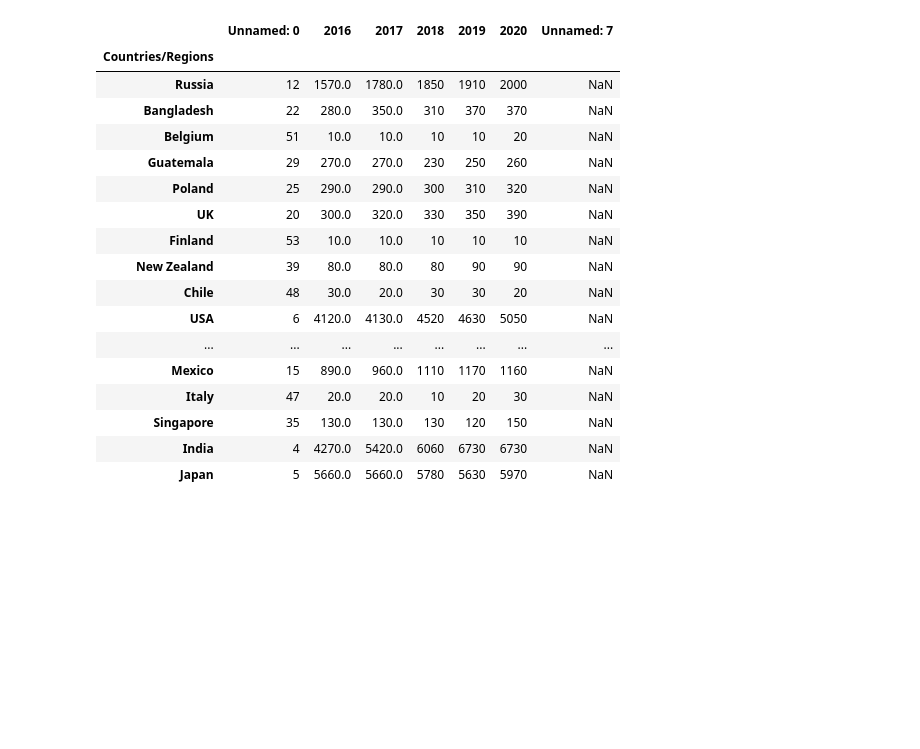
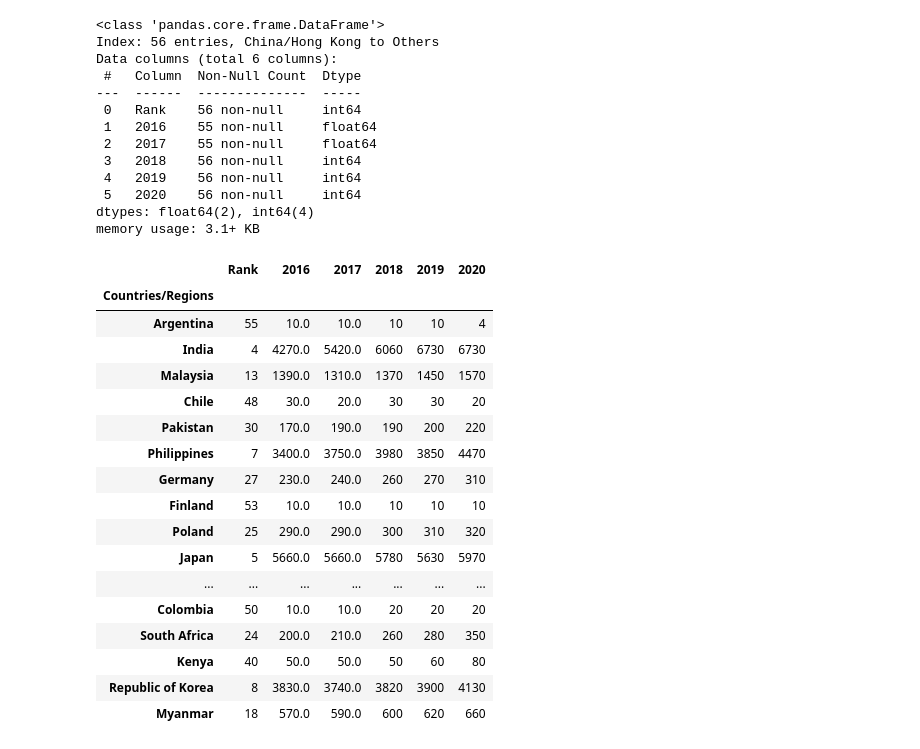
Before and after one commit to Orchhna/data_project, a Jupyter notebook: popular_ramendata.ipynb, the cells around one changed output. Drawn from its saved outputs; the diff is of its cells as text; code cells hidden in the pictures; blank space fills up the shorter version.

Commit message:
editing data

```diff
--- a/popular_ramendata.ipynb
+++ b/popular_ramendata.ipynb
@@ -16,23 +32,38 @@ ramen_rater = pd.read_excel("Ramen_Data.xlsx", sheet_name="The Ramen Rater - Big
 # %%
 ramen_demands = pd.read_excel("Ramen_Data.xlsx", sheet_name="Demands for Instant Noodles ", skipfooter=1, index_col="Countries/Regions ")
-#ramen_demands=ramen_demands.transpose()
-ramen_demands.sample(56)
+ramen_demands.info()
 # %% [output]
-|  | Unnamed: 0 | 2016 | 2017 | 2018 | 2019 | 2020 | Unnamed: 7 |
-| Countries/Regions |  |  |  |  |  |  |  |
-| Russia | 12 | 1570.0 | 1780.0 | 1850 | 1910 | 2000 | NaN |
-| Bangladesh | 22 | 280.0 | 350.0 | 310 | 370 | 370 | NaN |
-| Belgium | 51 | 10.0 | 10.0 | 10 | 10 | 20 | NaN |
-| Guatemala | 29 | 270.0 | 270.0 | 230 | 250 | 260 | NaN |
-| Poland | 25 | 290.0 | 290.0 | 300 | 310 | 320 | NaN |
-| UK | 20 | 300.0 | 320.0 | 330 | 350 | 390 | NaN |
-| Finland | 53 | 10.0 | 10.0 | 10 | 10 | 10 | NaN |
-| New Zealand | 39 | 80.0 | 80.0 | 80 | 90 | 90 | NaN |
-| Chile | 48 | 30.0 | 20.0 | 30 | 30 | 20 | NaN |
-| USA | 6 | 4120.0 | 4130.0 | 4520 | 4630 | 5050 | NaN |
-| ... | ... | ... | ... | ... | ... | ... | ... |
-| Mexico | 15 | 890.0 | 960.0 | 1110 | 1170 | 1160 | NaN |
-| Italy | 47 | 20.0 | 20.0 | 10 | 20 | 30 | NaN |
-| Singapore | 35 | 130.0 | 130.0 | 130 | 120 | 150 | NaN |
-| India | 4 | 4270.0 | 5420.0 | 6060 | 6730 | 6730 | NaN |
-| Japan | 5 | 5660.0 | 5660.0 | 5780 | 5630 | 5970 | NaN |
+<class 'pandas.core.frame.DataFrame'>
+Index: 56 entries, China/Hong Kong to Others
+Data columns (total 6 columns):
+ #   Column  Non-Null Count  Dtype
+---  ------  --------------  -----
+ 0   Rank    56 non-null     int64
+ 1   2016    55 non-null     float64
+ 2   2017    55 non-null     float64
+ 3   2018    56 non-null     int64
+ 4   2019    56 non-null     int64
+ 5   2020    56 non-null     int64
+dtypes: float64(2), int64(4)
+memory usage: 3.1+ KB
+# %%
+ramen_demands.sample(50)
+# %% [output]
+|  | Rank | 2016 | 2017 | 2018 | 2019 | 2020 |
+| Countries/Regions |  |  |  |  |  |  |
+| Argentina | 55 | 10.0 | 10.0 | 10 | 10 | 4 |
+| India | 4 | 4270.0 | 5420.0 | 6060 | 6730 | 6730 |
+| Malaysia | 13 | 1390.0 | 1310.0 | 1370 | 1450 | 1570 |
+| Chile | 48 | 30.0 | 20.0 | 30 | 30 | 20 |
+| Pakistan | 30 | 170.0 | 190.0 | 190 | 200 | 220 |
+| Philippines | 7 | 3400.0 | 3750.0 | 3980 | 3850 | 4470 |
+| Germany | 27 | 230.0 | 240.0 | 260 | 270 | 310 |
+| Finland | 53 | 10.0 | 10.0 | 10 | 10 | 10 |
+| Poland | 25 | 290.0 | 290.0 | 300 | 310 | 320 |
+| Japan | 5 | 5660.0 | 5660.0 | 5780 | 5630 | 5970 |
+| ... | ... | ... | ... | ... | ... | ... |
+| Colombia | 50 | 10.0 | 10.0 | 20 | 20 | 20 |
+| South Africa | 24 | 200.0 | 210.0 | 260 | 280 | 350 |
+| Kenya | 40 | 50.0 | 50.0 | 50 | 60 | 80 |
+| Republic of Korea | 8 | 3830.0 | 3740.0 | 3820 | 3900 | 4130 |
+| Myanmar | 18 | 570.0 | 590.0 | 600 | 620 | 660 |
```
Also changed, not shown: parts of 3 cells of this notebook, 1 other file.
